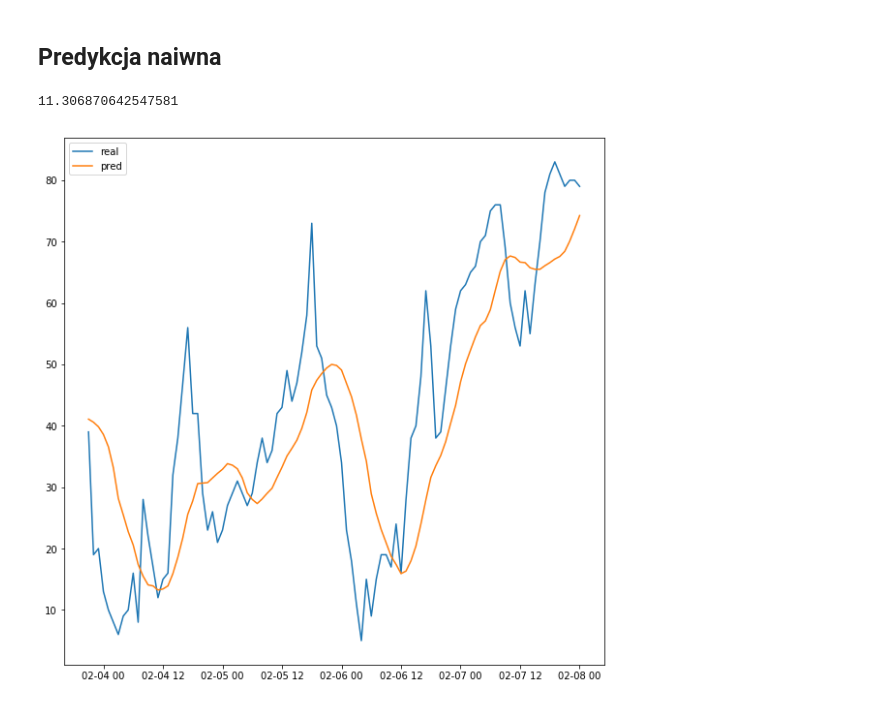
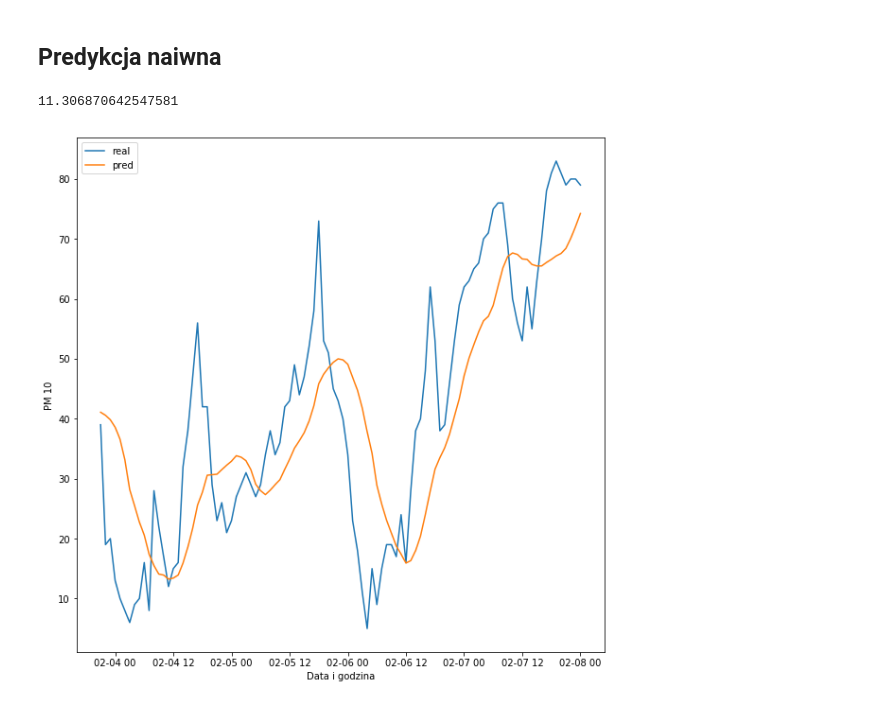
Before and after one commit to infoshareacademy/jdsz2-rundoom, a Jupyter notebook: projekt_ml/Jupyter/projekt_ml.ipynb, the cells around one changed output. Drawn from its saved outputs; the diff is of its cells as text; code cells hidden in the pictures.

```diff
--- a/projekt_ml/Jupyter/projekt_ml.ipynb
+++ b/projekt_ml/Jupyter/projekt_ml.ipynb
@@ -401,33 +481,32 @@ Mean Absolute Error for RandomForestRegressor:  10.075669957686884
 # %%
 #Średnia Krocząca
 
 def movingavg(values, window):
     weights = np.repeat(1.0, window)/window
     smas = np.convolve(values, weights, 'valid')
     return smas
 
 
 sk = y
 krok = 12
 
 por_sk = y[krok-1:]
 
 pred_sk = movingavg(sk, krok)
 
 mse = sum(abs(pred_sk - por_sk))/len(por_sk)
 
 print(mse)
 
 czas_x = df2[krok-1+3:]
 
 plt.figure(figsize=(10, 10))
 plt.plot(czas_x[-100:].values, por_sk[-100:], label = 'real')
 plt.plot(czas_x[-100:].values, pred_sk[-100:], label = 'pred')
-# plt.xticks(rotation = 40)
-# ax1 = plt.axes()
-# ax1.axes.get_xaxis().set_visible(False)
 plt.legend()
+plt.xlabel('Data i godzina')
+plt.ylabel('PM 10')
 plt.show()
 # %% [output]
 11.306870642547581
-[figure, old version]
+[figure, new version]
```
Also changed, not shown: parts of 18 cells of this notebook, 2 other files.
